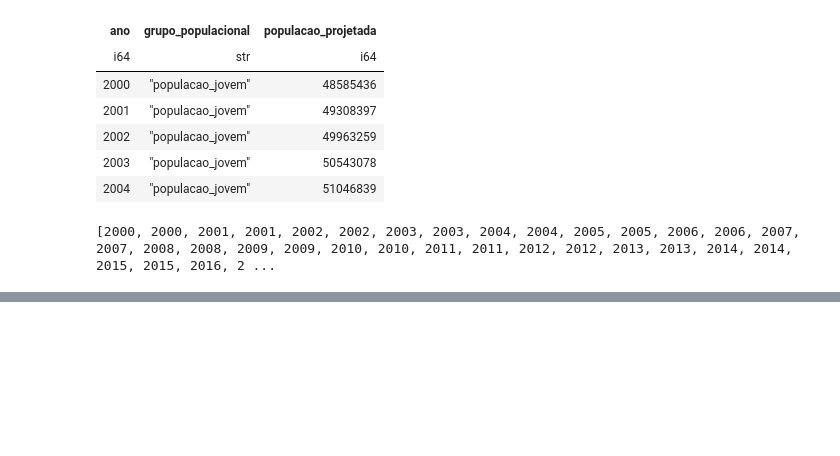
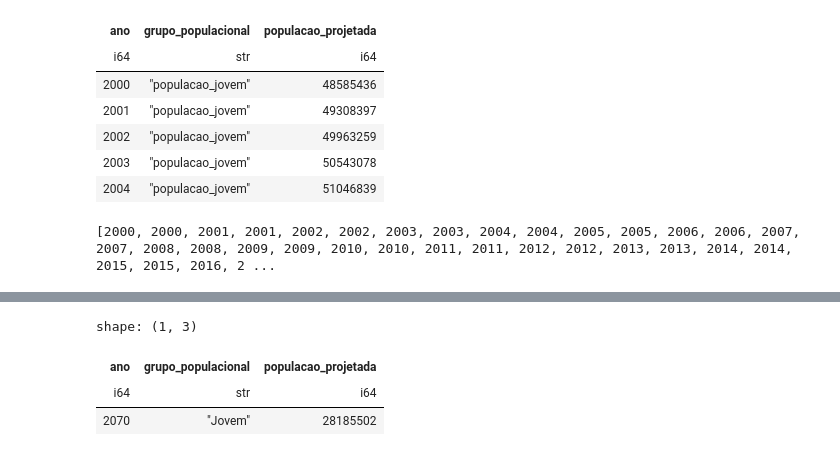
Before and after one commit to LazaroDamasceno/Analise-Dados-com-Python, a Jupyter notebook: ibge/projecao_populacao/projecao_populacao_jovem_idosa.ipynb, the cells around one changed output, grey strips where cells are left out. Cells and saved outputs as stored; diff of their text form; code cells hidden in the pictures; blank space fills up the shorter version.

```diff
--- a/ibge/projecao_populacao/projecao_populacao_jovem_idosa.ipynb
+++ b/ibge/projecao_populacao/projecao_populacao_jovem_idosa.ipynb
@@ -223,0 +225,11 @@ plt.show()
+# %%
+df_01_unpivoted.filter(
+    pl.col('grupo_populacional') == 'Jovem'
+).filter(
+    pl.col('populacao_projetada') == pl.col('populacao_projetada').min()
+)
+# %% [output]
+shape: (1, 3)
+| ano | grupo_populacional | populacao_projetada |
+| i64 | str | i64 |
+| 2070 | "Jovem" | 28185502 |
```
Also changed, not shown: parts of 8 cells of this notebook, 1 other file.
